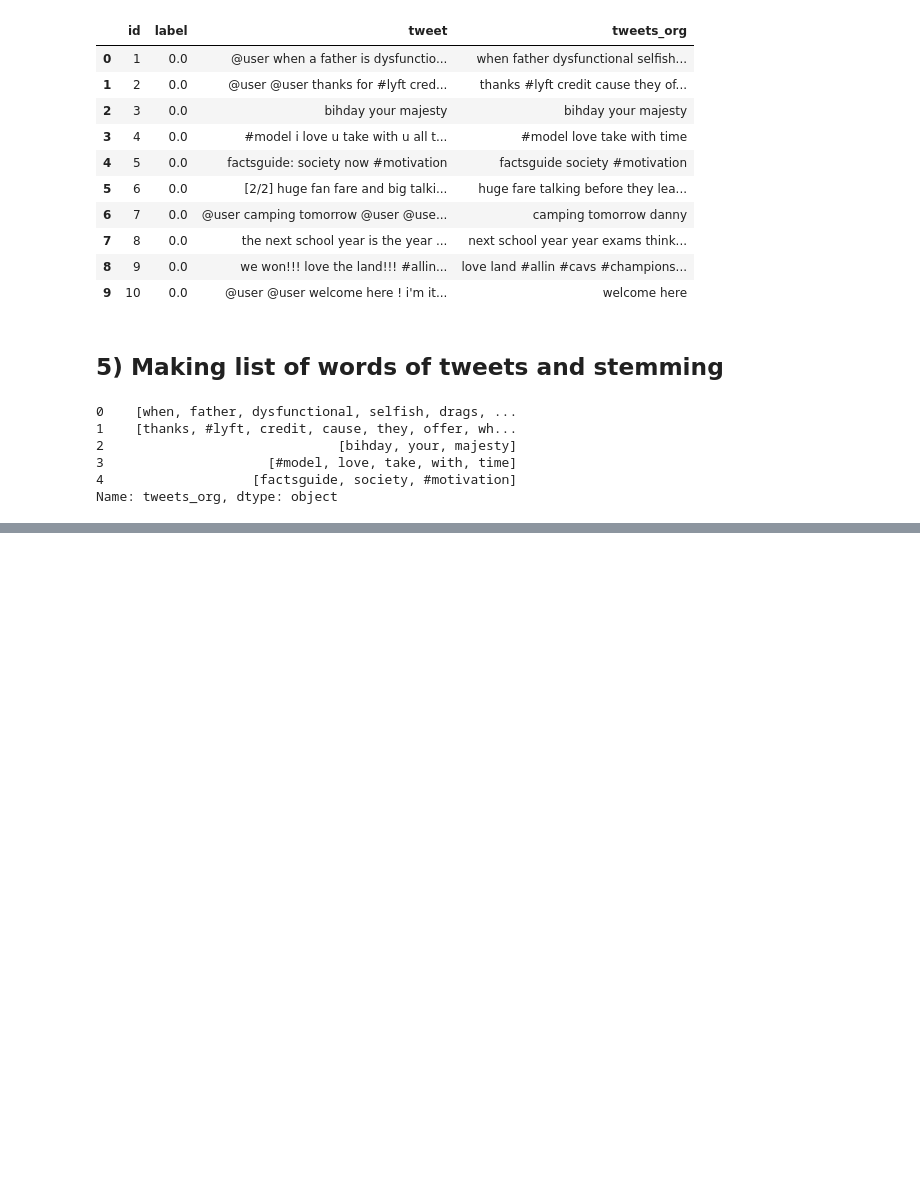
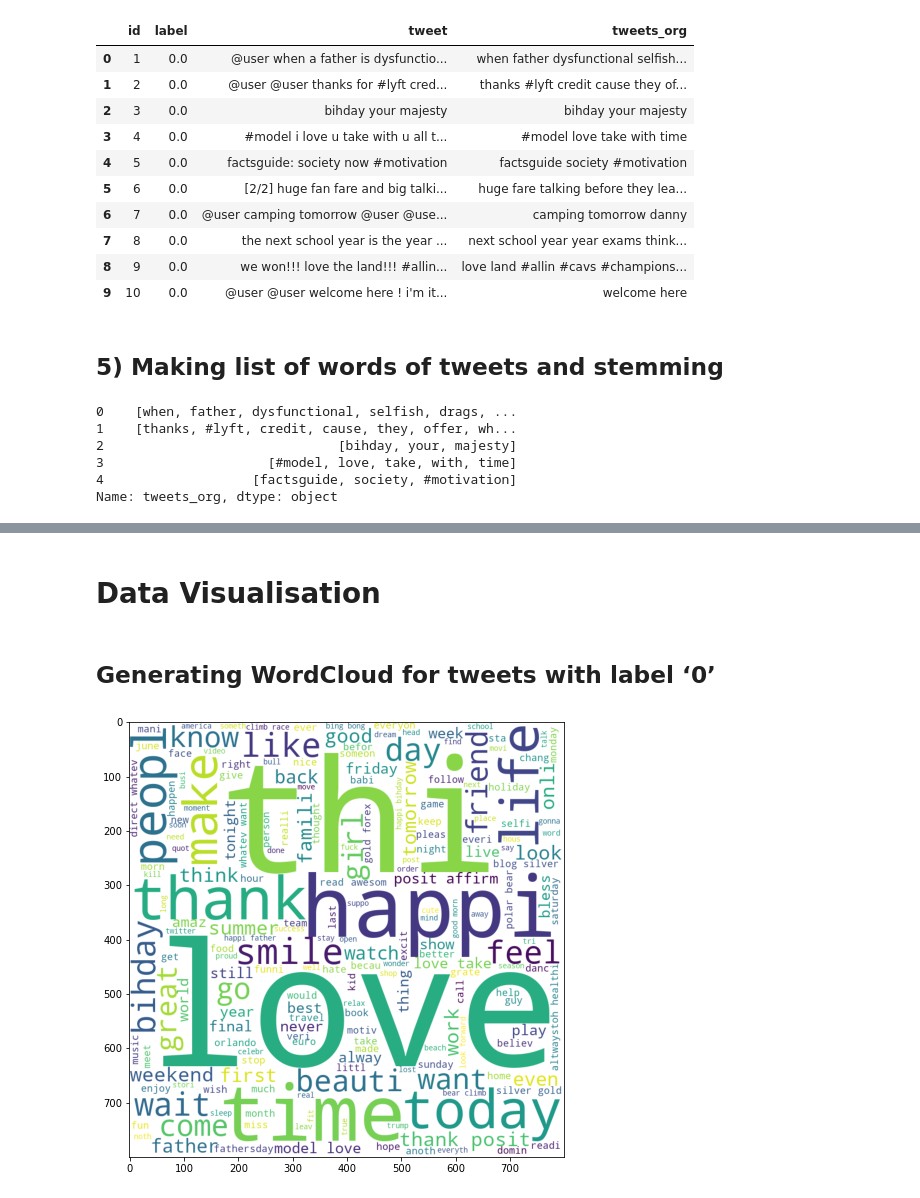
Before and after one commit to harshitjain31/Social-Media-Sentiment-analysis, a Jupyter notebook: Project.ipynb, the cells around one changed output, grey strips where cells are left out. Saved outputs shown, nothing was run; the diff lists cells and outputs as text; code cells hidden in the pictures; blank space fills up the shorter version.

Commit message:
Data visualisation

```diff
--- a/Project.ipynb
+++ b/Project.ipynb
@@ -197,0 +198,2 @@ combine.head()
+# %% [markdown]
+# Data Visualisation
@@ -197,0 +205,15 @@ combine.head()
+# %% [markdown]
+## Generating WordCloud for tweets with label ‘0’
+# %%
+all_positive_words=' '.join(text for text in combine['tweets_org'][combine['label']==0])
+# %%
+from nltk.corpus import stopwords
+stop_words=set(stopwords.words("english"))
+word_cloud=WordCloud(height=800,width=800,stopwords=stop_words,min_font_size=10,background_color="white").generate(all_positive_words)
+# %%
+plt.figure(figsize=(8,8))
+plt.imshow(word_cloud)
+
+plt.show()
+# %% [output]
+[figure, added]
```
Also changed, not shown: parts of 47 cells of this notebook.
